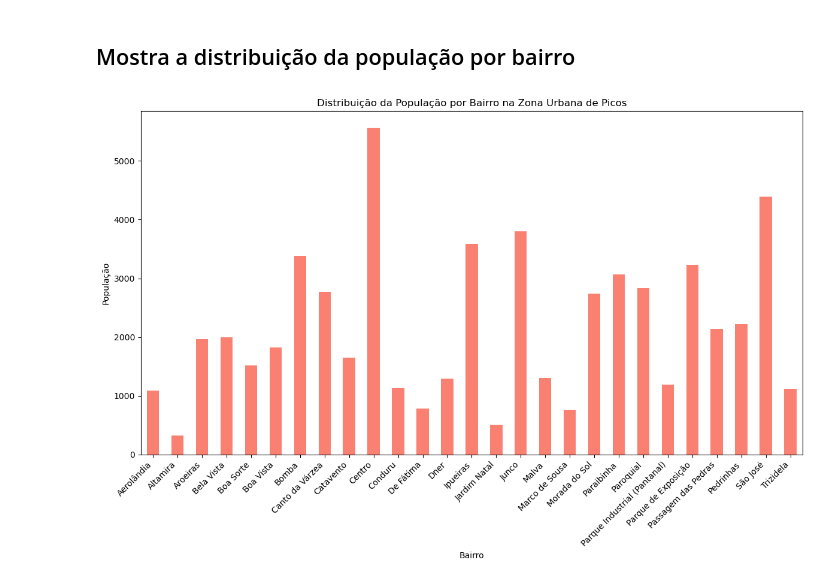
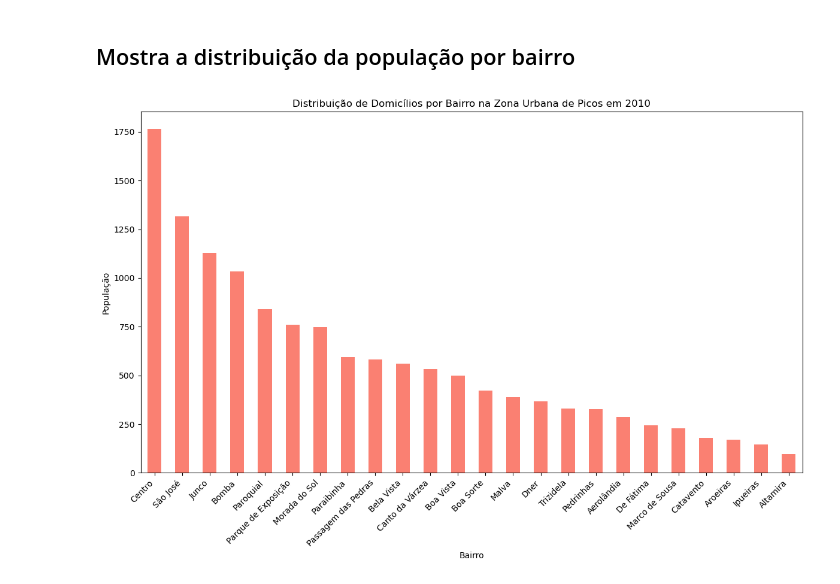
Before and after one commit to renansilva15/data-storytelling, a Jupyter notebook: 2-densidade-demografica-picos/main.ipynb, the cells around one changed output. Saved outputs shown, nothing was run; the diff lists cells and outputs as text; code cells hidden in the pictures.

```diff
--- a/2-densidade-demografica-picos/main.ipynb
+++ b/2-densidade-demografica-picos/main.ipynb
@@ -135,0 +202,2 @@ memory usage: 28.6+ KB
+# %%
+df_2022_picos['CD_SETOR'] = df_2022_picos['CD_SETOR'].astype('Int64')
@@ -135,0 +206,2 @@ memory usage: 28.6+ KB
+# %%
+df_picos_merged = pd.merge(df_2022_picos, df_2010_picos, on='CD_SETOR', how='inner')
@@ -138,2 +230,2 @@ memory usage: 28.6+ KB
 # %%
-df_picos_urban = df_picos[df_picos['Situacao_setor'].isin([1, 2, 3])]
+df_picos_urban = df_picos_merged[df_picos_merged['Situacao_setor'].isin([1, 2, 3])]
@@ -144,15 +234,18 @@ population_by_urban_neighborhood = df_picos_urban.groupby('Nome_do_bairro')['V00
+# %%
+households_by_urban_neighborhood2010 = df_picos_urban.groupby('Nome_do_bairro')['V001'].sum().sort_values(ascending=False)
+households_by_urban_neighborhood2022 = df_picos_urban.groupby('Nome_do_bairro')['v0002'].sum().sort_values(ascending=False)
 # %% [markdown]
 # 5. Visualização
 # %% [markdown]
 ## Mostra a distribuição da população por bairro
 # %%
 plt.figure(figsize=(12, 8))
-population_by_urban_neighborhood.plot(kind='bar', color='salmon')
-plt.title('Distribuição da População por Bairro na Zona Urbana de Picos')
+households_by_urban_neighborhood2010.plot(kind='bar', color='salmon')
+plt.title('Distribuição de Domicílios por Bairro na Zona Urbana de Picos em 2010')
 plt.xlabel('Bairro')
 plt.ylabel('População')
-plt.xticks(rotation=45, ha='right')  # Rotacionar os rótulos do eixo x para facilitar a leitura
+plt.xticks(rotation=45, ha='right')
 plt.tight_layout()
 plt.show()
 # %% [output]
-[figure, old version]
+[figure, new version]
```
Also changed, not shown: parts of 47 cells of this notebook, 9 other files.
